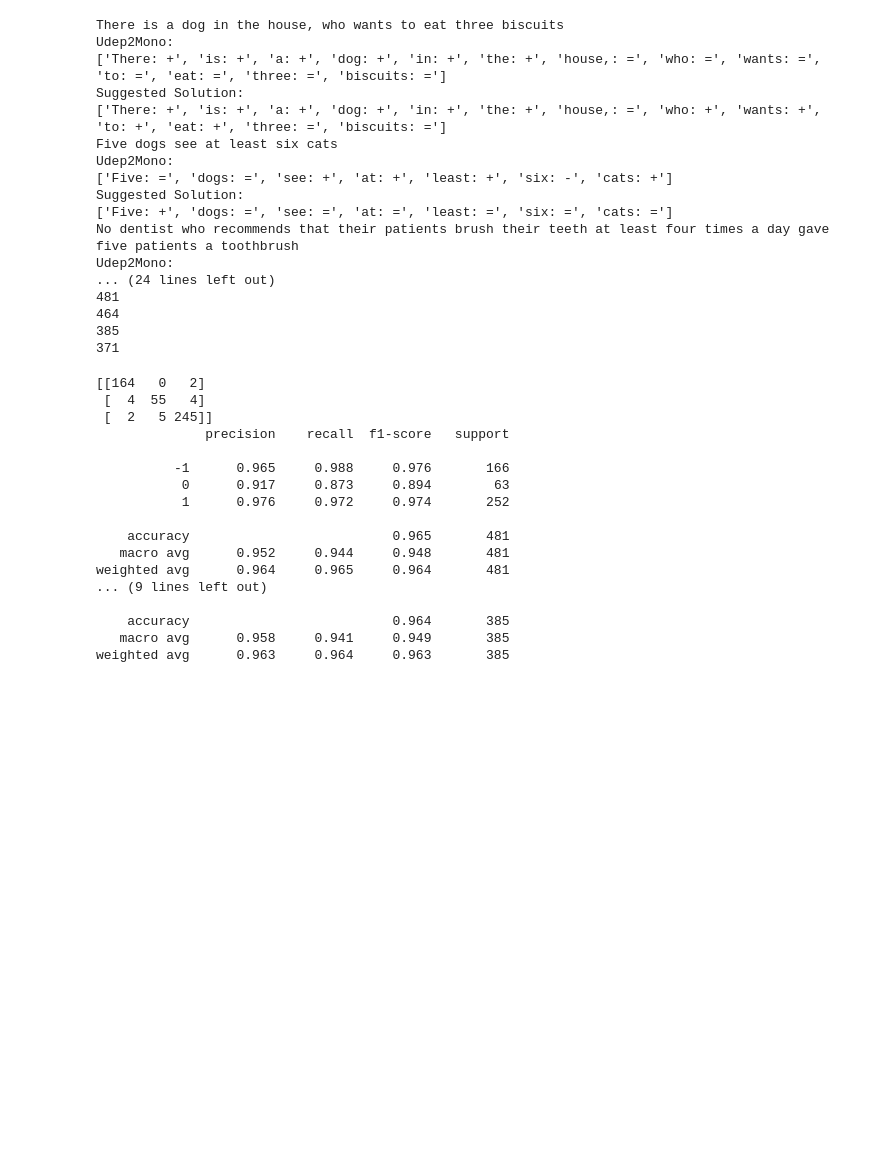
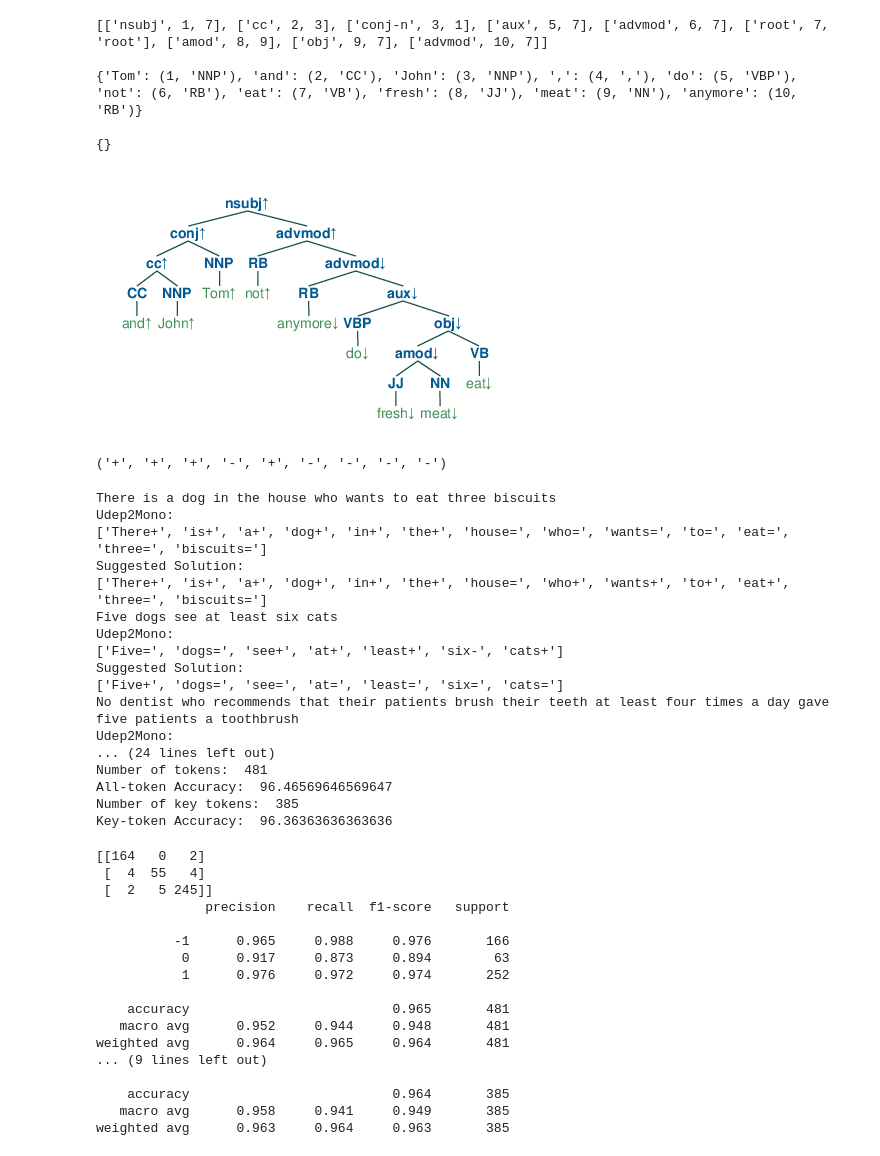
Before and after one commit to eric11eca/NeuralLog, a Jupyter notebook: src/Udep2Mono.ipynb, the cells around one changed output. Saved outputs shown, nothing was run; the diff lists cells and outputs as text; code cells hidden in the pictures; blank space fills up the shorter version.

```diff
--- a/src/Udep2Mono.ipynb
+++ b/src/Udep2Mono.ipynb
@@ -682,7 +682,7 @@ def jupyter_draw_nltk_tree(tree):
     cf.add_widget(tc, 20, 20)
     cf.print_to_file('../data/tree.ps')
     cf.destroy()
-    os.system('magick convert ../data/tree.ps ../data/tree.png')
+    os.system('convert ../data/tree.ps ../data/tree.png')
     display(Image(filename='../data/tree.png'))
 
 def jupyter_draw_rsyntax_tree(tree):
@@ -1594,9 +1594,10 @@ pipeline = PolarizationPipeline(verbose=0)
 tree_visuals = []
 for sentence in sentences:
     annotation = pipeline.single_polarization(sentence)
-    tree1 = pipeline.postprocess(annotation["polarized_tree"])
-    btree = Tree.fromstring(tree1.replace('[', '(').replace(']', ')'))
-    tree_visuals.append(svgling.draw_tree(tree1))
-    jupyter_draw_nltk_tree(btree)
+    print(list(zip(*annotation['annotated'].popkeys()))[2])
+    #tree = pipeline.postprocess(annotation["polarized_tree"])
+    #btree = Tree.fromstring(tree.replace('[', '(').replace(']', ')'))
+    #tree_visuals.append(svgling.draw_tree(tree1))
+    #jupyter_draw_nltk_tree(btree)
 #RowByRow(tree_visuals[0], tree_visuals[1], tree_visuals[2], tree_visuals[3], tree_visuals[4])
 # %% [output]
@@ -1700,3 +1609,20 @@ for sentence in sentences:
+# %%
+sentences = ["Tom and John, do not eat fresh meat anymore"]
+pipeline = PolarizationPipeline(verbose=2)
+for sentence in sentences:
+    annotation = pipeline.single_polarization(sentence)
+    tree = pipeline.postprocess(annotation["polarized_tree"])
+    btree = Tree.fromstring(tree.replace('[', '(').replace(']', ')'))
+    jupyter_draw_nltk_tree(btree)
+    print(list(zip(*annotation['annotated'].popkeys()))[2])
+# %% [output]
+[['nsubj', 1, 7], ['cc', 2, 3], ['conj-n', 3, 1], ['aux', 5, 7], ['advmod', 6, 7], ['root', 7, 'root'], ['amod', 8, 9], ['obj', 9, 7], ['advmod', 10, 7]]
+
+{'Tom': (1, 'NNP'), 'and': (2, 'CC'), 'John': (3, 'NNP'), ',': (4, ','), 'do': (5, 'VBP'), 'not': (6, 'RB'), 'eat': (7, 'VB'), 'fresh': (8, 'JJ'), 'meat': (9, 'NN'), 'anymore': (10, 'RB')}
+
+{}
+[figure, added]
+('+', '+', '+', '-', '+', '-', '-', '-', '-')
 # %%
 arrow_num = {
     "+": 1,
@@ -1753,36 +1679,36 @@ for sentence in gold:
         list_pred = list(pred_arrows)
         sent_list = sentence[0].split(" ")
         for i in range(len(sent_list)):
-            list_pred[i] = sent_list[i] + ": " + list_pred[i]
-            label_arrows[i] = sent_list[i] + ": " + label_arrows[i]
+            list_pred[i] = sent_list[i] + list_pred[i]
+            label_arrows[i] = sent_list[i] + label_arrows[i]
         print("Udep2Mono: ")
         print(list_pred)
         print("Suggested Solution: ")
         print(label_arrows)
 
-print(num_correct)
-print(num_tok)
-print(num_correct_tok)
-print(num_key_tok)
-print(num_correct_key_tok)
+print("Sentence Accuracy: ", num_correct*100/56)
+print("Number of tokens: ", num_tok)
+print("All-token Accuracy: ", num_correct_tok*100/num_tok)
+print("Number of key tokens: ", num_key_tok)
+print("Key-token Accuracy: ", num_correct_key_tok*100/num_key_tok)
 # %% [output]
-There is a dog in the house, who wants to eat three biscuits
+There is a dog in the house who wants to eat three biscuits
 Udep2Mono:
-['There: +', 'is: +', 'a: +', 'dog: +', 'in: +', 'the: +', 'house,: =', 'who: =', 'wants: =', 'to: =', 'eat: =', 'three: =', 'biscuits: =']
+['There+', 'is+', 'a+', 'dog+', 'in+', 'the+', 'house=', 'who=', 'wants=', 'to=', 'eat=', 'three=', 'biscuits=']
 Suggested Solution:
-['There: +', 'is: +', 'a: +', 'dog: +', 'in: +', 'the: +', 'house,: =', 'who: +', 'wants: +', 'to: +', 'eat: +', 'three: =', 'biscuits: =']
+['There+', 'is+', 'a+', 'dog+', 'in+', 'the+', 'house=', 'who+', 'wants+', 'to+', 'eat+', 'three=', 'biscuits=']
 Five dogs see at least six cats
 Udep2Mono:
-['Five: =', 'dogs: =', 'see: +', 'at: +', 'least: +', 'six: -', 'cats: +']
+['Five=', 'dogs=', 'see+', 'at+', 'least+', 'six-', 'cats+']
 Suggested Solution:
-['Five: +', 'dogs: =', 'see: =', 'at: =', 'least: =', 'six: =', 'cats: =']
+['Five+', 'dogs=', 'see=', 'at=', 'least=', 'six=', 'cats=']
 No dentist who recommends that their patients brush their teeth at least four times a day gave five patients a toothbrush
 Udep2Mono:
 ... (24 lines left out)
-481
-464
-385
-371
+Number of tokens:  481
+All-token Accuracy:  96.46569646569647
+Number of key tokens:  385
+Key-token Accuracy:  96.36363636363636
 # %%
 from sklearn import metrics
 print(metrics.confusion_matrix(y_true, y_pred))
```
Also changed, not shown: parts of 10 cells of this notebook, 5 other files.
